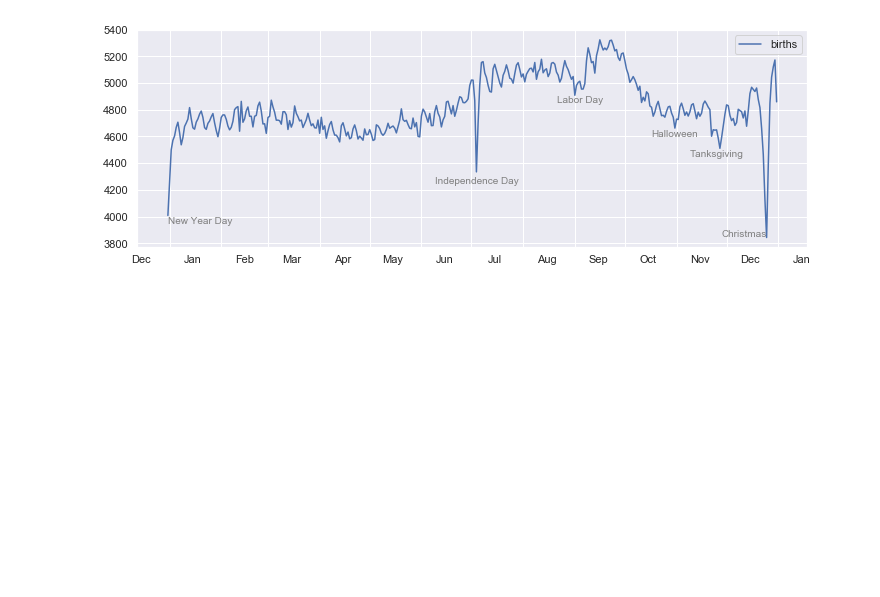
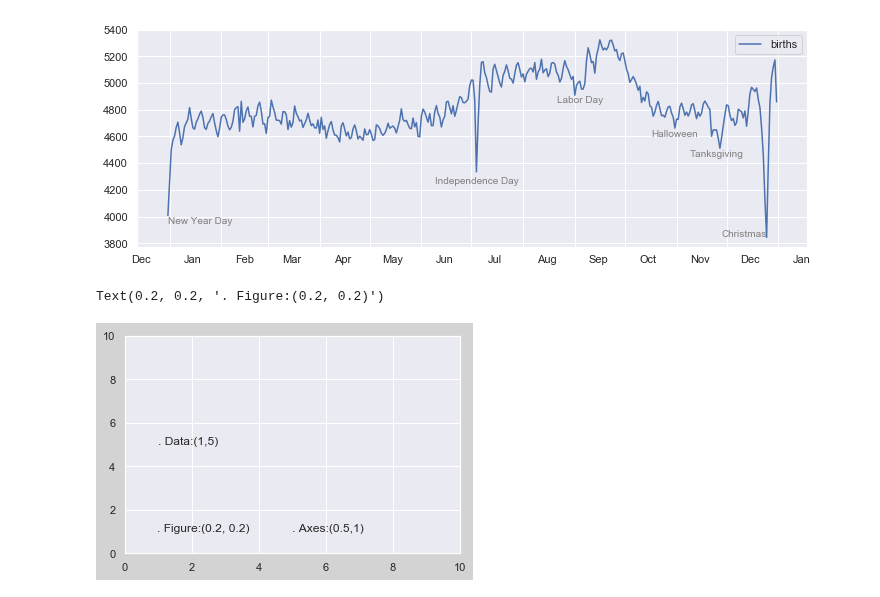
Before and after one commit to thimi0412/PythonDataScinence, a Jupyter notebook: matplotlib-pra/text_comments.ipynb, the cells around one changed output. Saved outputs shown, nothing was run; the diff lists cells and outputs as text; code cells hidden in the pictures; blank space fills up the shorter version.

```diff
--- a/matplotlib-pra/text_comments.ipynb
+++ b/matplotlib-pra/text_comments.ipynb
@@ -57,7 +57,10 @@ ax.xaxis.set_minor_formatter(mpl.dates.DateFormatter('%h'))
 # %%
 fig, ax = plt.subplots(facecolor='lightgray')
 ax.axis([0, 10, 0, 10])
 
 ax.text(1, 5, '. Data:(1,5)', transform=ax.transData)
 ax.text(0.5, 0.1, '. Axes:(0.5,1)', transform=ax.transAxes)
-ax.text(0.2, 0.2, '. Figure:(0.2, 0.2)', transform=ax.transData)
+ax.text(0.2, 0.2, '. Figure:(0.2, 0.2)', transform=fig.transFigure)
+# %% [output]
+Text(0.2, 0.2, '. Figure:(0.2, 0.2)')
+[figure, added]
```
Also changed, not shown: parts of 2 cells of this notebook.
